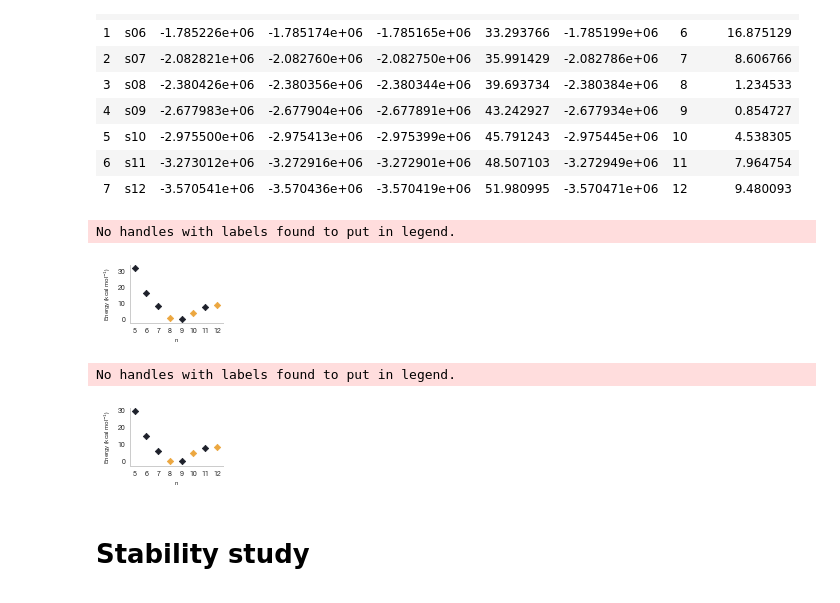
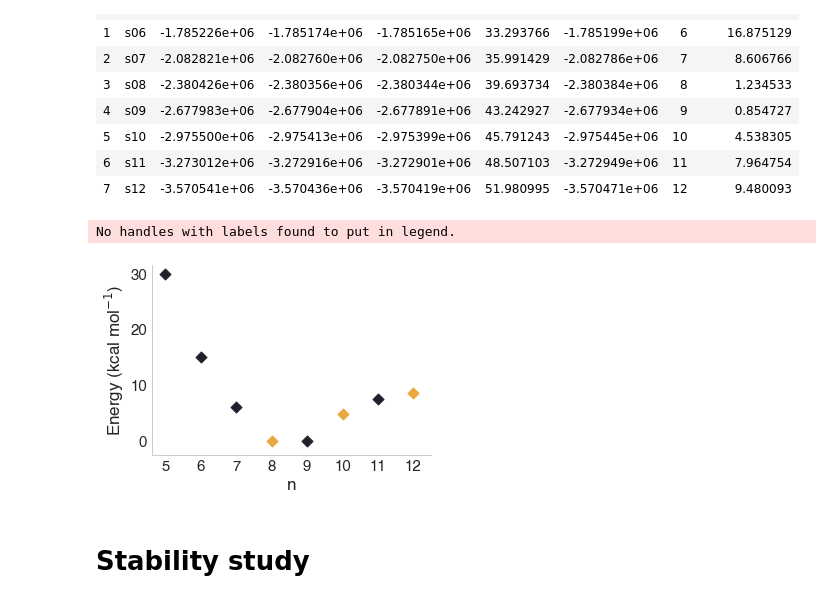
Before and after one commit to oscarigrexas/eomt-oscar, a Jupyter notebook: exploration/exploration.ipynb, the cells around one changed output. Cells and saved outputs as stored; diff of their text form; code cells hidden in the pictures.

```diff
--- a/exploration/exploration.ipynb
+++ b/exploration/exploration.ipynb
@@ -81,3 +1,14 @@ def save_figure(figure, name):
+# %%
+import numpy as np
+import pandas as pd
+import matplotlib.pyplot as plt
+import moleculetools as mt
+import seaborn as sns
+import plot_utils as pu
+
+%matplotlib inline
+
+pu.set_styles()
 # %% [markdown]
 # Sulflower stability
 # %%
@@ -99,46 +30,26 @@ edf
 | 7 | s12 | -3.570541e+06 | -3.570436e+06 | -3.570419e+06 | 51.980995 | -3.570471e+06 | 12 | 9.480093 |
 # %%
 n0 = [5, 6, 7, 9, 11]
-energies0 = edf.loc[[0, 1, 2, 4, 6], 'corrected_scf']
+energies0 = [30, 15, 6, 0, 7.5]
 
 n1 = [8, 10, 12]
-energies1 = edf.loc[[3, 5, 7], 'corrected_scf']
+energies1 = [0, 4.8, 8.5]
 
-f = new_figure(height=3.5, type='margin')
+f = pu.new_figure(height=3.5, type='margin')
 
-ax = sns.scatterplot(x=n0, y=energies0, color=colors['color1'], marker='D', edgecolor=None)
-ax = sns.scatterplot(x=n1, y=energies1, color=colors['color8'], marker='D', edgecolor=None)
+ax = sns.scatterplot(x=n0, y=energies0, color=pu.colors['color1'], marker='D', edgecolor=None)
+ax = sns.scatterplot(x=n1, y=energies1, color=pu.colors['color8'], marker='D', edgecolor=None)
 
-#ax.set_yticks([0, 10, 20, 30])
+ax.set_yticks([0, 10, 20, 30])
 ax.set_xticks(range(5, 13))
 ax.set_xlabel('n')
 ax.set_ylabel(r'Energy (kcal mol$^{-1}$)')
-tuftefy(ax)
+pu.tuftefy(ax)
+
+pu.save_figure(f, 'sulflower-strain.pdf')
 # %% [output]
 No handles with labels found to put in legend.
-[figure, old version]
+[figure, new version]
-# %%
-n0 = [5, 6, 7, 9, 11]
-energies0 = [30, 15, 6, 0, 7.5]
-
-n1 = [8, 10, 12]
-energies1 = [0, 4.8, 8.5]
-
-f = new_figure(height=3.5, type='margin')
-
-ax = sns.scatterplot(x=n0, y=energies0, color=colors['color1'], marker='D', edgecolor=None)
-ax = sns.scatterplot(x=n1, y=energies1, color=colors['color8'], marker='D', edgecolor=None)
-
-ax.set_yticks([0, 10, 20, 30])
-ax.set_xticks(range(5, 13))
-ax.set_xlabel('n')
-ax.set_ylabel(r'Energy (kcal mol$^{-1}$)')
-tuftefy(ax)
-
-save_figure(f, 'sulflower-strain.pdf')
-# %% [output]
-No handles with labels found to put in legend.
-[figure, removed]
 # %% [markdown]
 # Stability study
 # %%
```
Also changed, not shown: parts of 6 cells of this notebook, 11 other files.
